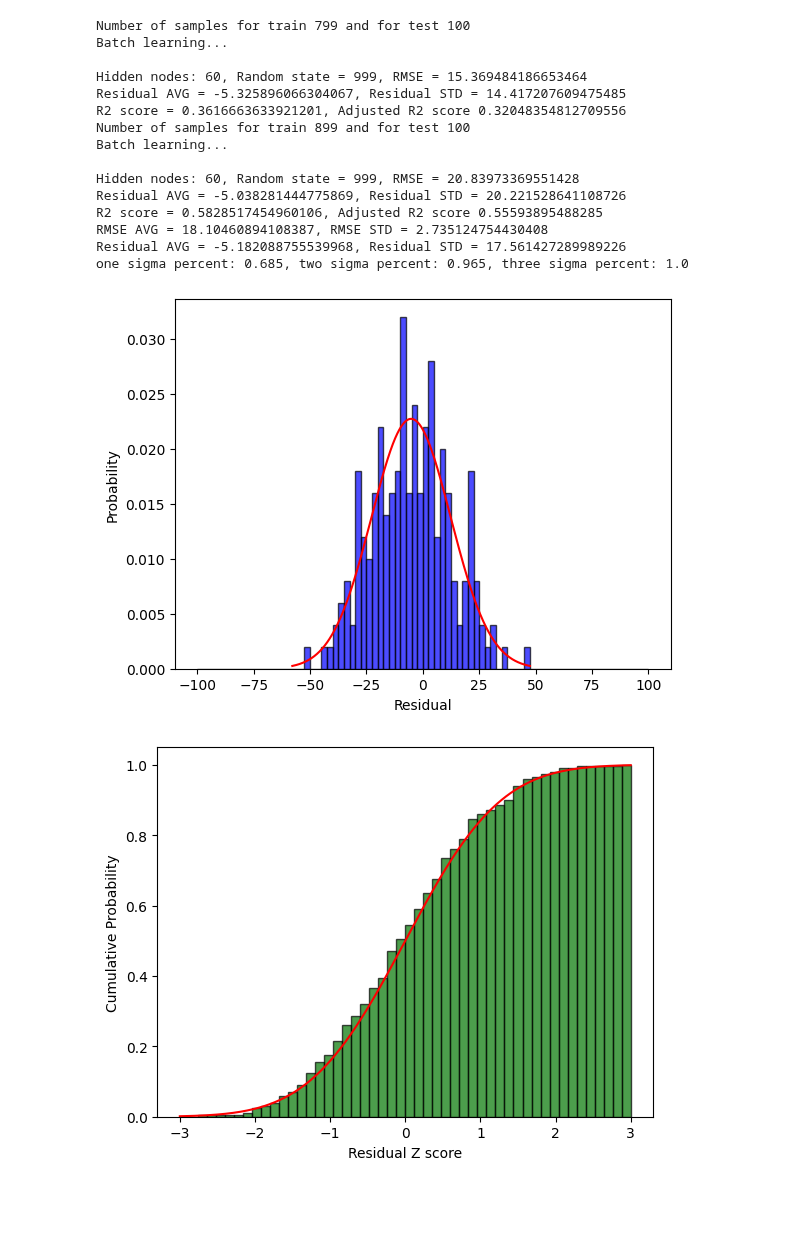
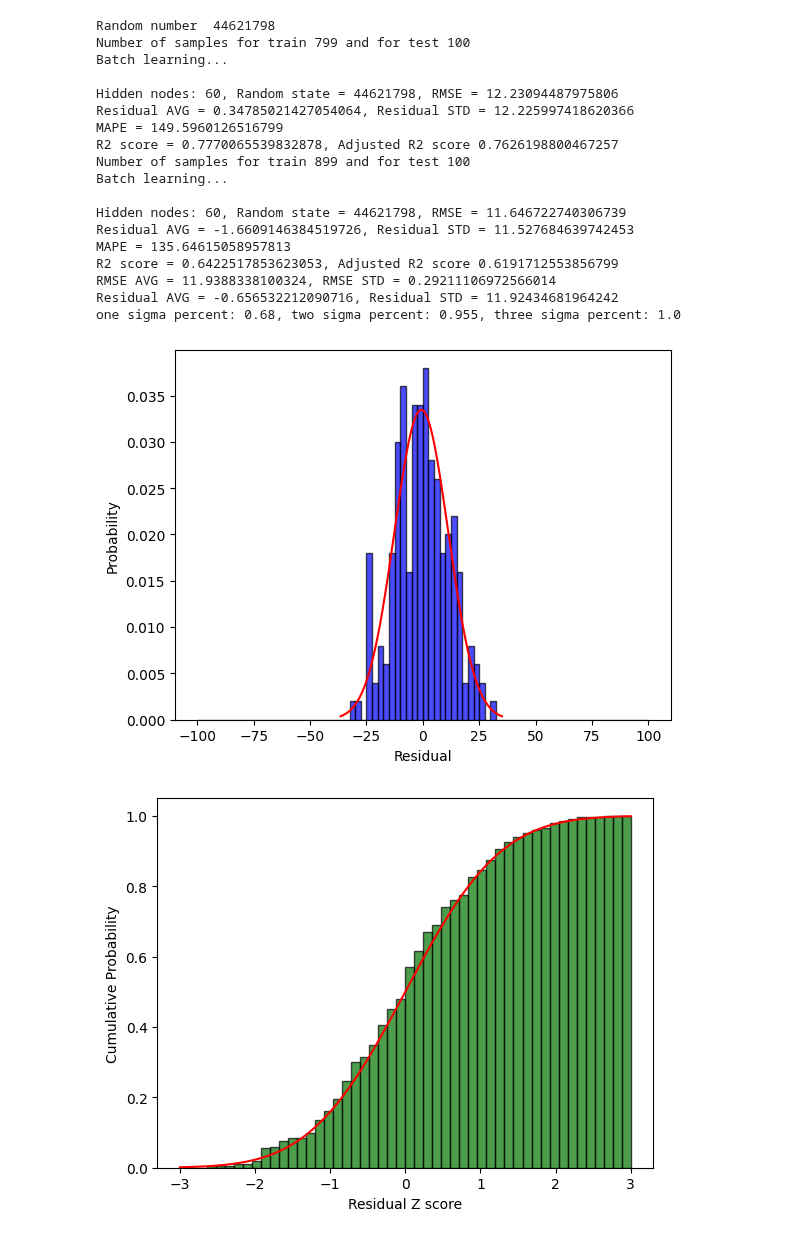
Before and after one commit to MISJasonChuang/EDD_ELM, a Jupyter notebook: OS_ELM_time_series.ipynb, the cells around one changed output. Saved outputs shown, nothing was run; the diff lists cells and outputs as text; code cells hidden in the pictures; blank space fills up the shorter version.

```diff
--- a/OS_ELM_time_series.ipynb
+++ b/OS_ELM_time_series.ipynb
@@ -1674,7 +1674,7 @@ multi_sc = preprocessing.StandardScaler()
 # %%
 def train_time_series(train_split: int = 5, test_size: Optional[int] = 250, **kwargs) -> Generator:
     # reverse dataframe datetime
-    filename = "/content/drive/MyDrive/Colab Notebooks/fake-2000-2024-05-02.csv"
+    filename = "/content/drive/MyDrive/Colab Notebooks/sudden-2000-06-13-17.csv"
     df = pd.read_csv(filename, parse_dates=['Date'], index_col='Date')
     df= df.sort_values(by='Date')
     df = df.rename(columns={"Close/Last": "close"})
@@ -1739,5 +1739,6 @@ def train_time_series(train_split: int = 5, test_size: Optional[int] = 250, **kw
         if r2>0:
             print(f"Hidden nodes: {nodes}, Random state = {random_state}, RMSE = {rmse}")
             print(f"Residual AVG = {res_avg}, Residual STD = {res_std}")
+            print(f"MAPE = {mean_squared_error(y_test, y_pred)}")
             print(f"R2 score = {r2}, Adjusted R2 score {adj_r2}")
         yield {"residual":residual, "RMSE":rmse, "X_streaming":X_last, "y_streaming":y_last, "model":oselmr}
@@ -1760,8 +1752,6 @@ def train_part(nodes:int = 100):
     # model parameters
     train_split = 2
     test_size = 100
-    # random state recommended for gold datasets: 1636717070, 1635977450
-    # random_num = 999
 
     ''' Test Number of Nodes '''
     times = 1
@@ -1775,7 +1765,7 @@ def train_part(nodes:int = 100):
 
     ''' Test Number of Nodes '''
     for random_num in random_list:
-        random_num = 999
+        print("Random number ",random_num)
         results = train_time_series(train_split=train_split, test_size=test_size, nodes=nodes, random_state=random_num)
         for res in results:
             X_streaming = res["X_streaming"]
@@ -1934,6 +1924,23 @@ def delete_files_in_directory_and_subdirectories(directory_path):
         print("All files and subdirectories deleted successfully.")
     except OSError:
         print("Error occurred while deleting files and subdirectories.")
+# %%
+def plot_fig(real_data:Iterable, predictions:Iterable, drift_points: list, drift_detect_index: list, clean: bool = True):
+    plt.figure(figsize=(14,7))
+    for index, detect_index in enumerate(drift_detect_index):
+        plt.axvline(x=detect_index, color='#2828FF', linestyle=':', label=f'Drift Detected at {index+1}')
+    for index, drift_point in enumerate(drift_points):
+        plt.axvline(x=drift_point, color='r', linestyle='--', label=f'Concept Drift Point {index+1}')
+    label1 = "Real data"
+    label2 = "Prediction data"
+    color1 = 'k'
+    color2 = 'orange'
+    plt.plot(real_data, label=label1, color=color1, linestyle='-', linewidth=2)
+    plt.plot(predictions, label=label2, color=color2, alpha=0.7, linestyle='-',linewidth=2)
+    plt.legend()
+    plt.show()
+    if clean:
+        plt.clf()
 # %%
 import pickle
 if __name__ == "__main__":
@@ -1941,67 +1948,78 @@ if __name__ == "__main__":
     window_size = 100
     percent = 0.8
     nodes = 60
-    decay_rate = 0.1
+    decay_rate = 0.2
+    drift_points = [400]
 
     avg, std, X_streaming, y_streaming, elmr = train_part(nodes)
     edd = EDD(mean=avg, std=std, window_size=window_size, percent=percent, decay_rate=decay_rate)
     # record all model
     model_nums = set()
+    y_predictions = list()
+    drift_detect_index = list()
     for index, X in enumerate(X_streaming):
         X = X.reshape(-1, 6)
         X = multi_sc.transform(X)
         y_pred = elmr.predict(X)
         y = y_streaming[index]
         error = y_pred[0][0] - y
+        y_predictions.append(y_pred[0][0])
         # print(f"pred {y_pred[0][0]}, actual {y}")
         detected, window_X_data, window_y_data = edd.add_data(error, X, y)
         if detected:
-            print(f"Error at index {index}, daily price: {y}\n")
+            print(f"\nError at index {index}, daily price: {y}\n")
+            drift_detect_index.append(index)
             filehandler = open(f"/content/drive/MyDrive/Colab Notebooks/model_repository/model_{index}.pkl","wb")
             pickle.dump(elmr,filehandler)
             filehandler.close()
             edd.reset_window()
-            if model_nums:
+            if model_nums and len(model_nums)<=10:
                 best_window_score = window_size
                 failed_count = 0
                 for model_num in model_nums:
                     model_file = open(f"/content/drive/MyDrive/Colab Notebooks/model_repository/model_{model_num}.pkl",'rb')
                     prev_oselmr = pickle.load(model_file)
                     prev_y_pred = prev_oselmr.predict(window_X_data)
                     prev_errors = prev_y_pred-window_y_data
                     prev_detected, prev_window_score = edd.get_window_score(prev_errors)
-                    print(f"Previous model with score {prev_window_score} and mean errors {np.mean(prev_errors)} and name model_{model_num}.pkl")
                     model_file.close()
-                    if not prev_detected and prev_window_score<best_window_score:
+                    if not prev_detected and prev_window_score<=best_window_score:
                         # reuse previous model
+                        best_window_score = prev_window_score
+                        print(f"Recurring Drift Detect, previous model with score {prev_window_score} and mean errors {np.mean(prev_errors)} and name model_{model_num}.pkl")
                         elmr = prev_oselmr
                     else:
+                        print(f"Previous model with score {prev_window_score} and mean errors {np.mean(prev_errors)} and name model_{model_num}.pkl")
                         failed_count+=1
                 # if no model fit current concept, update current model
                 if failed_count==len(model_nums):
                     elmr.partial_fit(window_X_data, window_y_data)
             else:
                 # if there is no model in repostiory, update current model
                 elmr.partial_fit(window_X_data, window_y_data)
             model_nums.add(index)
     # remove all pickle file
     directory_path = '/content/drive/MyDrive/Colab Notebooks/model_repository'
     delete_files_in_directory_and_subdirectories(directory_path)
+    plot_fig(y_streaming, y_predictions, drift_points, drift_detect_index)
 # %% [output]
+Random number  44621798
 Number of samples for train 799 and for test 100
 Batch learning...
 
-Hidden nodes: 60, Random state = 999, RMSE = 15.369484186653464
-Residual AVG = -5.325896066304067, Residual STD = 14.417207609475485
-R2 score = 0.3616663633921201, Adjusted R2 score 0.32048354812709556
+Hidden nodes: 60, Random state = 44621798, RMSE = 12.23094487975806
+Residual AVG = 0.34785021427054064, Residual STD = 12.225997418620366
+MAPE = 149.5960126516799
+R2 score = 0.7770065539832878, Adjusted R2 score 0.7626198800467257
 Number of samples for train 899 and for test 100
 Batch learning...
 
-Hidden nodes: 60, Random state = 999, RMSE = 20.83973369551428
-Residual AVG = -5.038281444775869, Residual STD = 20.221528641108726
-R2 score = 0.5828517454960106, Adjusted R2 score 0.55593895488285
-RMSE AVG = 18.10460894108387, RMSE STD = 2.735124754430408
-Residual AVG = -5.182088755539968, Residual STD = 17.561427289989226
-one sigma percent: 0.685, two sigma percent: 0.965, three sigma percent: 1.0
+Hidden nodes: 60, Random state = 44621798, RMSE = 11.646722740306739
+Residual AVG = -1.6609146384519726, Residual STD = 11.527684639742453
+MAPE = 135.64615058957813
+R2 score = 0.6422517853623053, Adjusted R2 score 0.6191712553856799
+RMSE AVG = 11.9388338100324, RMSE STD = 0.29211106972566014
+Residual AVG = -0.656532212090716, Residual STD = 11.92434681964242
+one sigma percent: 0.68, two sigma percent: 0.955, three sigma percent: 1.0
-[figure, old version]
+[figure, new version]
-[figure, old version]
+[figure, new version]
```
Also changed, not shown: parts of 3 cells of this notebook.
